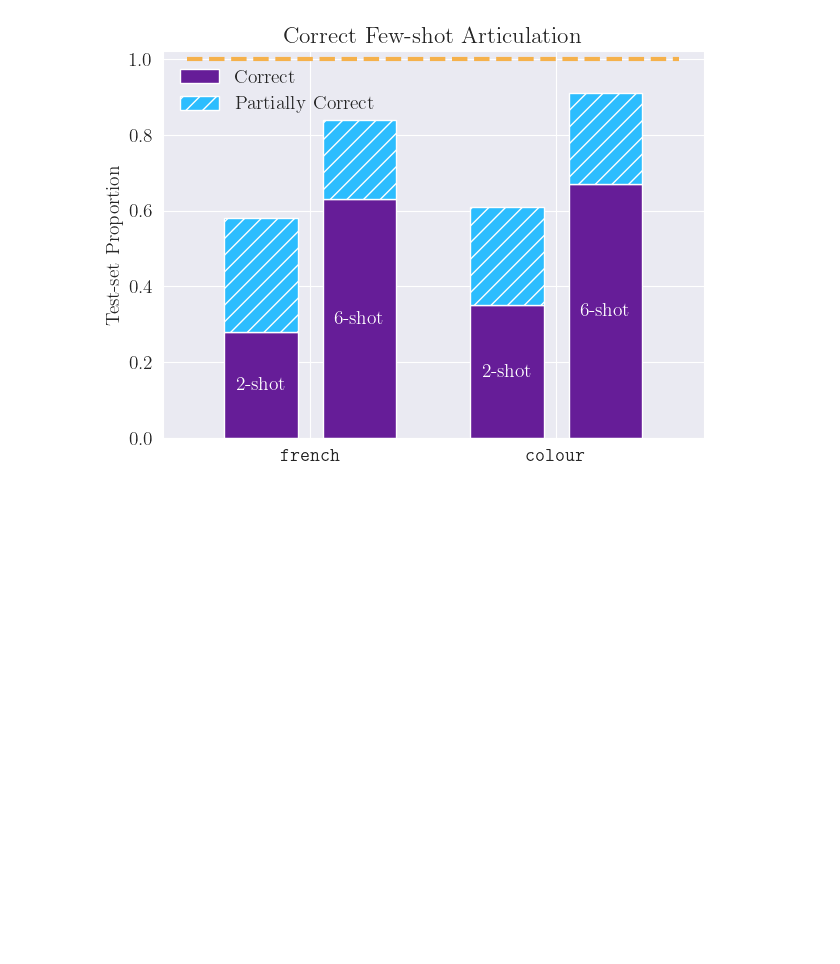
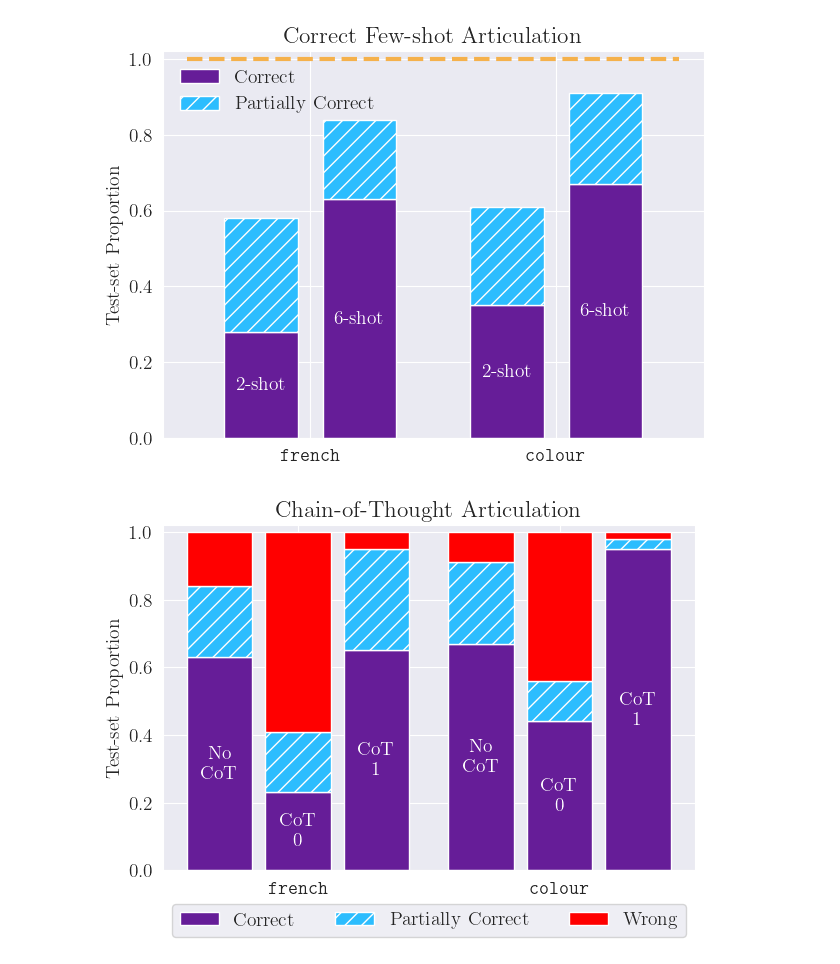
Before and after one commit to XanderJC/llm-articulation, a Jupyter notebook: llma/plotting.ipynb, the cells around one changed output. Saved outputs shown, nothing was run; the diff lists cells and outputs as text; code cells hidden in the pictures; blank space fills up the shorter version.

```diff
--- a/llma/plotting.ipynb
+++ b/llma/plotting.ipynb
@@ -169,3 +262,54 @@ plt.savefig("few_shot_art.pdf")
 plt.show()
 # %% [output]
 [figure]
+# %%
+labels = [r"$\texttt{french}$",r"$\texttt{colour}$"]
+six_correct = [0.63, 0.67]
+six_partially = [0.21, 0.24]
+six_wrong = [0.16, 0.09]
+
+cot_correct = [0.23, 0.44]
+cot_partially = [0.18, 0.12]
+cot_wrong = [0.59, 0.44]
+
+cot_one_correct = [0.65, 0.95]
+cot_one_partially = [0.30, 0.03]
+cot_one_wrong = [0.05, 0.02]
+
+X_axis = np.arange(len(labels))
+
+width = 0.25
+
+fig, ax = plt.subplots()
+
+six = ax.bar(X_axis - 0.3, six_correct, width, label='Correct',color = CB91_Violet)
+ax.bar(X_axis - 0.3, six_partially, width, bottom=six_correct,
+       label='Partially Correct',color = CB91_Blue, hatch='//')
+ax.bar(X_axis - 0.3, six_wrong, width, bottom=[0.84,0.91],
+       label='Wrong',color = 'red', hatch='')
+
+cot = ax.bar(X_axis, cot_correct, width,color = CB91_Violet)
+ax.bar(X_axis, cot_partially, width, bottom=cot_correct,color = CB91_Blue, hatch='//')
+ax.bar(X_axis, cot_wrong, width, bottom=[0.41,0.56],color = 'red', hatch='')
+
+cot_one = ax.bar(X_axis + 0.3, cot_one_correct, width,color = CB91_Violet)
+ax.bar(X_axis + 0.3, cot_one_partially, width, bottom=cot_one_correct,color = CB91_Blue, hatch='//')
+ax.bar(X_axis+ 0.3, cot_one_wrong, width, bottom=[0.95,0.98],color = 'red', hatch='')
+
+ax.bar_label(six,labels= ["No\nCoT","No\nCoT"],label_type='center',color='white')
+ax.bar_label(cot,labels= ["CoT\n0","CoT\n0"],label_type='center',color='white')
+ax.bar_label(cot_one,labels= ["CoT\n1","CoT\n1"],label_type='center',color='white')
+
+#ax.legend(loc='upper left',frameon=False)
+ax.legend(loc='upper center', bbox_to_anchor=(0.5, -0.07), ncol=3)
+ax.set_ylabel('Test-set Proportion')
+ax.set_title('Chain-of-Thought Articulation')
+ax.set_xticks(X_axis, labels)
+#ax.hlines(1.0, -0.5, 1.5, linestyles='dashed', colors=CB91_Amber,linewidth=3.0)
+
+plt.setp(ax, ylim=(0, 1.02))
+plt.tight_layout()
+plt.savefig("CoT_art.pdf")
+plt.show()
+# %% [output]
+[figure, added]
```
Also changed, not shown: parts of 2 cells of this notebook, 10 other files.
